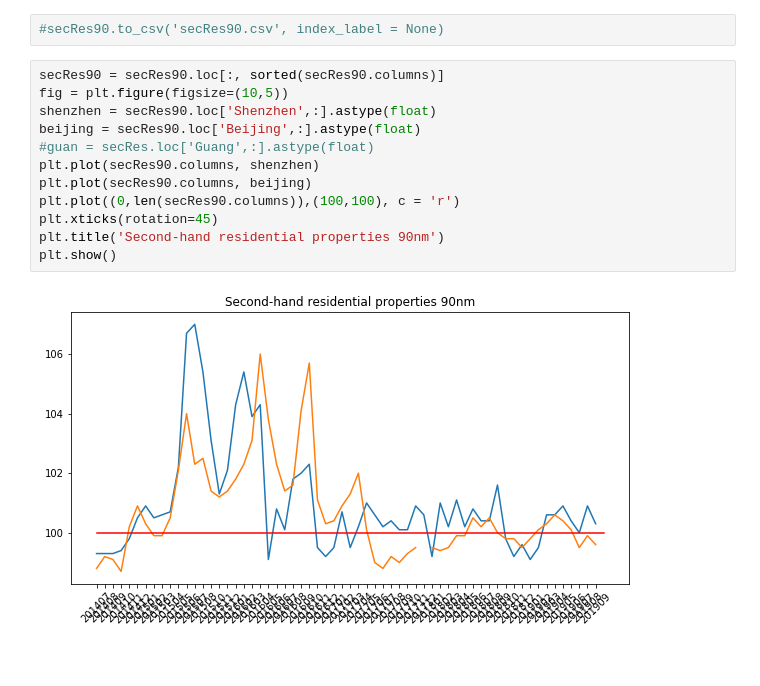
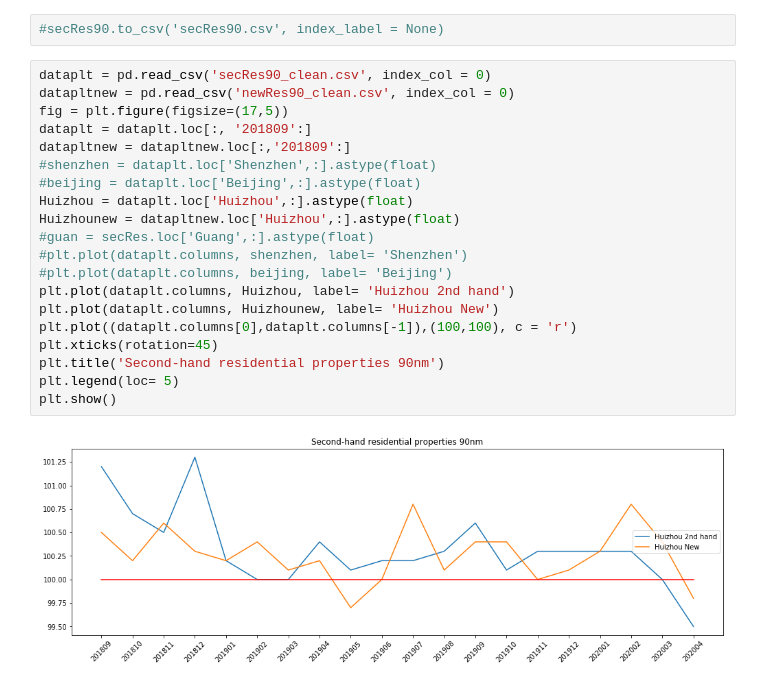
Before and after one commit to Htrismegistos/projectbuds, a Jupyter notebook: China/China_extraction.ipynb, the cells around one changed output. Cells and saved outputs as stored; diff of their text form; blank space fills up the shorter version.

```diff
--- a/China/China_extraction.ipynb
+++ b/China/China_extraction.ipynb
@@ -668,16 +704,24 @@ print(secRes90.shape)
 # %%
 #secRes90.to_csv('secRes90.csv', index_label = None)
 # %%
-secRes90 = secRes90.loc[:, sorted(secRes90.columns)]
-fig = plt.figure(figsize=(10,5))
-shenzhen = secRes90.loc['Shenzhen',:].astype(float)
-beijing = secRes90.loc['Beijing',:].astype(float)
+dataplt = pd.read_csv('secRes90_clean.csv', index_col = 0)
+datapltnew = pd.read_csv('newRes90_clean.csv', index_col = 0)
+fig = plt.figure(figsize=(17,5))
+dataplt = dataplt.loc[:, '201809':]
+datapltnew = datapltnew.loc[:,'201809':]
+#shenzhen = dataplt.loc['Shenzhen',:].astype(float)
+#beijing = dataplt.loc['Beijing',:].astype(float)
+Huizhou = dataplt.loc['Huizhou',:].astype(float)
+Huizhounew = datapltnew.loc['Huizhou',:].astype(float)
 #guan = secRes.loc['Guang',:].astype(float)
-plt.plot(secRes90.columns, shenzhen)
-plt.plot(secRes90.columns, beijing)
-plt.plot((0,len(secRes90.columns)),(100,100), c = 'r')
+#plt.plot(dataplt.columns, shenzhen, label= 'Shenzhen')
+#plt.plot(dataplt.columns, beijing, label= 'Beijing')
+plt.plot(dataplt.columns, Huizhou, label= 'Huizhou 2nd hand')
+plt.plot(dataplt.columns, Huizhounew, label= 'Huizhou New')
+plt.plot((dataplt.columns[0],dataplt.columns[-1]),(100,100), c = 'r')
 plt.xticks(rotation=45)
 plt.title('Second-hand residential properties 90nm')
+plt.legend(loc= 5)
 plt.show()
 # %% [output]
-[figure, old version]
+[figure, new version]
```
Also changed, not shown: parts of 22 cells of this notebook, 5 other files.
